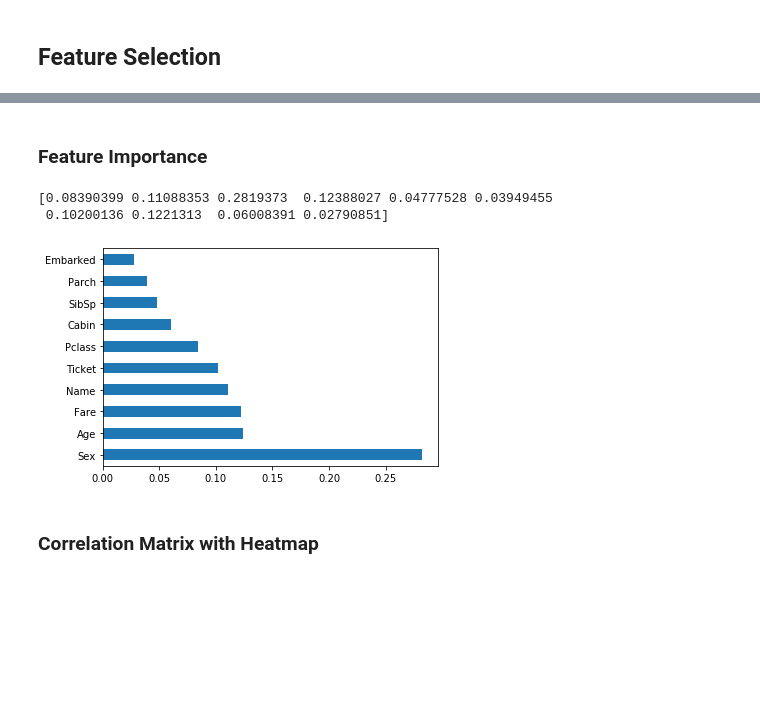
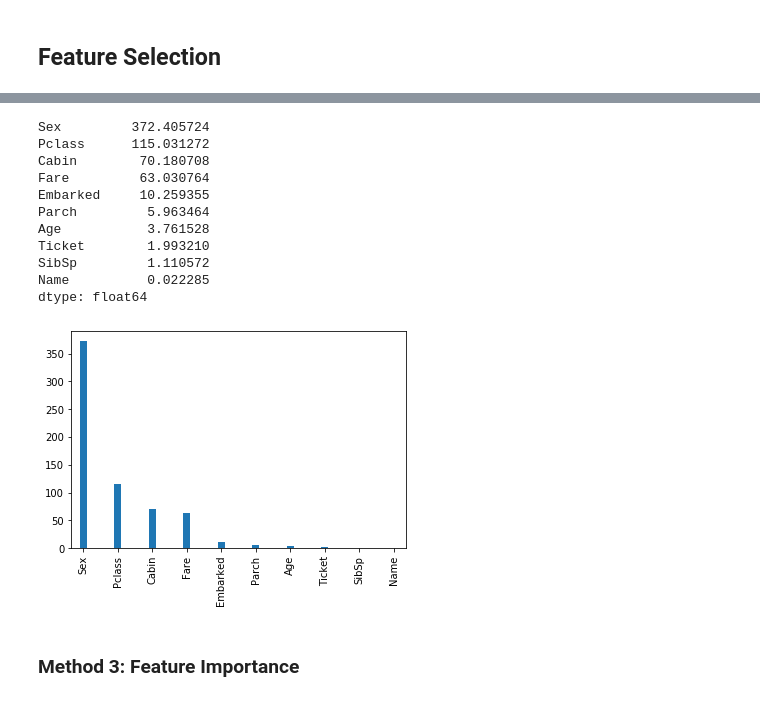
Before and after one commit to ProgressBG-Python-Course/JupyterNotebooksExamples, a Jupyter notebook: Notebooks/the_art_of_features_engineering/feature_selection_scikit.ipynb, the cells around one changed output, grey strips where cells are left out. Saved outputs shown, nothing was run; the diff lists cells and outputs as text; code cells hidden in the pictures; blank space fills up the shorter version.

```diff
--- a/Notebooks/the_art_of_features_engineering/feature_selection_scikit.ipynb
+++ b/Notebooks/the_art_of_features_engineering/feature_selection_scikit.ipynb
@@ -119,11 +116,11 @@ df_train = fill_nan_values(df_train)
 # %%
 # helper function
-def multiple_categories_to_numbers(arr):
+def multiple_categories_to_numbers(s):
      # Get the unique values
-    unique_values = arr.unique()
+    unique_values = s.unique()
 
-    # Generate a mapping of Name string to a numbers (0,1,...)
+    # Generate a mapping of strings values to a numbers (0,1,...)
     values_map = dict(zip(unique_values, range(0, len(unique_values) + 1)))
 
-    # Transform Name from a string to a number representation
-    return arr.map(values_map).astype(int)
+    # Transform from a string to an integer number representation
+    return s.map(values_map).astype(int)
@@ -130,8 +133,8 @@ def multiple_categories_to_numbers(arr):
 # %%
 for column in df_train:
     if df_train[column].dtype == "object":
-        print(column)
-        print(df_train[column].value_counts())
-#         print(df_train[column].unique())
-# #         df_train[column] = multiple_categories_to_numbers(df_train[column])
+        df_train[column] = multiple_categories_to_numbers(df_train[column])
+
+# check the data
+df_train.dtypes
 # %% [output]
@@ -165,2 +153,6 @@ df_t
 # %% [markdown]
 ## Feature Selection
+# %%
+# Separate X and y from dataset
+X = df_train.drop('Survived', axis=1)
+y = df_train['Survived']
@@ -194,27 +248,31 @@ df_train.shape
+# %%
+from sklearn.feature_selection import SelectKBest, f_classif
+
+# select 5 most significant features:
+sel = SelectKBest(f_classif, k=1).fit(X,y)
+
+# compute the importance of each feature, sorted:
+scores = sel.scores_
+# print( sorted(zip(X.columns, scores), key=lambda t:t[1], reverse=True) )
+
+feat_importances = pd.Series(scores, index=X.columns).sort_values(ascending=False)
+print(feat_importances)
+
+#plot graph of feature importances
+feat_importances.plot(kind='bar', width=0.2)
+plt.show()
+# %% [output]
+Sex         372.405724
+Pclass      115.031272
+Cabin        70.180708
+Fare         63.030764
+Embarked     10.259355
+Parch         5.963464
+Age           3.761528
+Ticket        1.993210
+SibSp         1.110572
+Name          0.022285
+dtype: float64
+[figure, added]
 # %% [markdown]
-### Feature Importance
+### Method 3: Feature Importance
-# %%
-from sklearn.ensemble import ExtraTreesClassifier
-
-X_train, X_test, y_train, y_test = train_test_split(
-    df_train.drop('Survived',axis=1),
-    df_train['Survived'],
-    random_state=42)
-
-
-model = ExtraTreesClassifier()
-model.fit(X_train,y_train)
-
-#use inbuilt class feature_importances of tree based classifiers
-print(model.feature_importances_)
-
-#plot graph of feature importances
-feat_importances = pd.Series(model.feature_importances_, index=X_train.columns)
-feat_importances.nlargest(10).plot(kind='barh')
-plt.show()
-# %% [output]
-[0.08390399 0.11088353 0.2819373  0.12388027 0.04777528 0.03949455
- 0.10200136 0.1221313  0.06008391 0.02790851]
-[figure, removed]
-# %% [markdown]
-### Correlation Matrix with Heatmap
```
Also changed, not shown: parts of 26 cells of this notebook, 4 other files.
